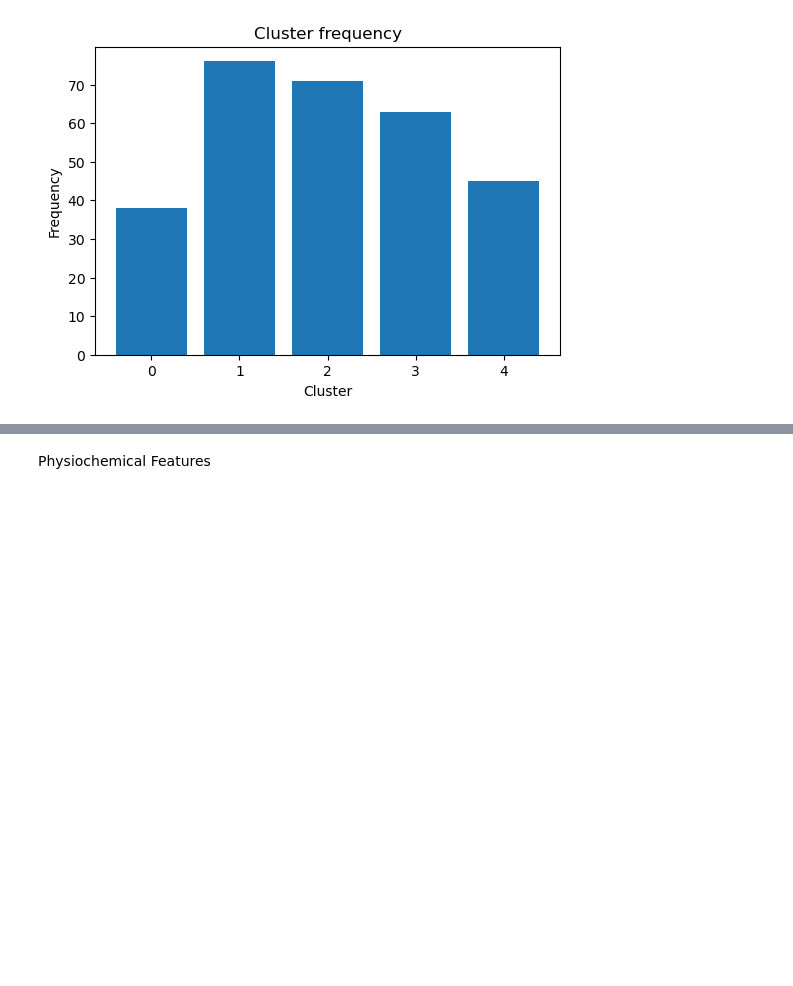
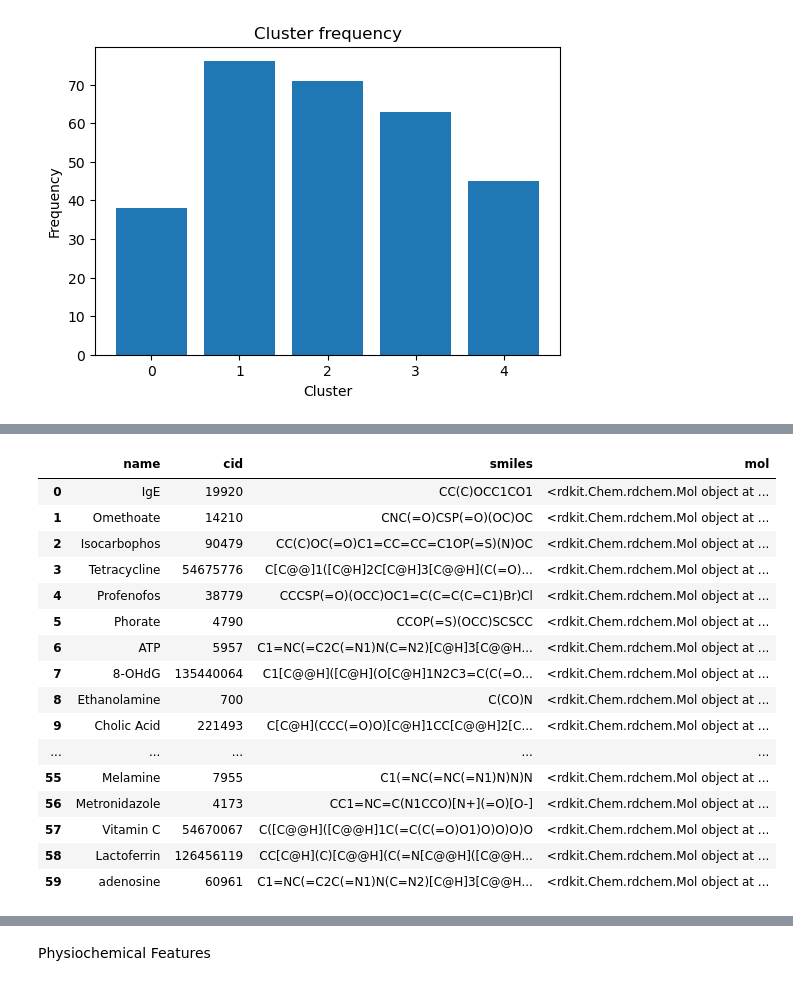
Before and after one commit to andmedina/aptafind, a Jupyter notebook: features.ipynb, the cells around one changed output, grey strips where cells are left out. Drawn from its saved outputs; the diff is of its cells as text; code cells hidden in the pictures; blank space fills up the shorter version.

```diff
--- a/features.ipynb
+++ b/features.ipynb
@@ -285,0 +360,16 @@ for meme_motifs in all_motifs:
+# %%
+#Di and tri nucleutide frequencies aka kmers
+def get_nucleotide_frequencies(sequence, k):
+    n = len(sequence)
+    counts = {}
+    for i in range(n - k + 1):
+        kmer = sequence[i:i+k]
+        if kmer not in counts:
+            counts[kmer] = 0
+        counts[kmer] += 1
+    total_kmers = sum(counts.values())
+    frequencies = {kmer: count / total_kmers for kmer, count in counts.items()}
+    return frequencies
+aptamers['dinucleotide_freqs'] = aptamers['sequence'].apply(get_nucleotide_frequencies, k=2)
+aptamers['trinucleotide_freqs'] = aptamers['sequence'].apply(get_nucleotide_frequencies, k=3)
+aptamers
@@ -285,0 +431,39 @@ for meme_motifs in all_motifs:
+# %%
+#Collect matching target from puchem for later fine-tuning
+from rdkit import Chem
+from pubchempy import get_compounds
+
+target_names = aptamers['target'].unique()  # Get unique target names from DataFrame
+
+found_compounds = []  # Initialize an empty list to store found compounds
+for name in target_names:
+    try:
+        compounds = get_compounds(name, 'name')  # Try to retrieve the compounds from PubChem
+        for compound in compounds:
+            mol = Chem.MolFromSmiles(compound.isomeric_smiles)  # Convert compound SMILES to RDKit Mol object
+            found_compounds.append({'name': name, 'cid': compound.cid, 'smiles': compound.isomeric_smiles, 'mol': mol})  # If the compound was found, append its information to found_compounds list
+    except:
+        pass  # If the compound was not found or an error occurred, do nothing
+
+# Create a DataFrame from the found_compounds list
+found_compounds_df = pd.DataFrame(found_compounds)
+# %%
+found_compounds_df
+# %% [output]
+|  | name | cid | smiles | mol |
+| 0 | IgE | 19920 | CC(C)OCC1CO1 | <rdkit.Chem.rdchem.Mol object at ... |
+| 1 | Omethoate | 14210 | CNC(=O)CSP(=O)(OC)OC | <rdkit.Chem.rdchem.Mol object at ... |
+| 2 | Isocarbophos | 90479 | CC(C)OC(=O)C1=CC=CC=C1OP(=S)(N)OC | <rdkit.Chem.rdchem.Mol object at ... |
+| 3 | Tetracycline | 54675776 | C[C@@]1([C@H]2C[C@H]3[C@@H](C(=O)... | <rdkit.Chem.rdchem.Mol object at ... |
+| 4 | Profenofos | 38779 | CCCSP(=O)(OCC)OC1=C(C=C(C=C1)Br)Cl | <rdkit.Chem.rdchem.Mol object at ... |
+| 5 | Phorate | 4790 | CCOP(=S)(OCC)SCSCC | <rdkit.Chem.rdchem.Mol object at ... |
+| 6 | ATP | 5957 | C1=NC(=C2C(=N1)N(C=N2)[C@H]3[C@@H... | <rdkit.Chem.rdchem.Mol object at ... |
+| 7 | 8-OHdG | 135440064 | C1[C@@H]([C@H](O[C@H]1N2C3=C(C(=O... | <rdkit.Chem.rdchem.Mol object at ... |
+| 8 | Ethanolamine | 700 | C(CO)N | <rdkit.Chem.rdchem.Mol object at ... |
+| 9 | Cholic Acid | 221493 | C[C@H](CCC(=O)O)[C@H]1CC[C@@H]2[C... | <rdkit.Chem.rdchem.Mol object at ... |
+| ... | ... | ... | ... | ... |
+| 55 | Melamine | 7955 | C1(=NC(=NC(=N1)N)N)N | <rdkit.Chem.rdchem.Mol object at ... |
+| 56 | Metronidazole | 4173 | CC1=NC=C(N1CCO)[N+](=O)[O-] | <rdkit.Chem.rdchem.Mol object at ... |
+| 57 | Vitamin C | 54670067 | C([C@@H]([C@@H]1C(=C(C(=O)O1)O)O)O)O | <rdkit.Chem.rdchem.Mol object at ... |
+| 58 | Lactoferrin | 126456119 | CC[C@H](C)[C@@H](C(=N[C@@H]([C@@H... | <rdkit.Chem.rdchem.Mol object at ... |
+| 59 | adenosine | 60961 | C1=NC(=C2C(=N1)N(C=N2)[C@H]3[C@@H... | <rdkit.Chem.rdchem.Mol object at ... |
```
Also changed, not shown: parts of 12 cells of this notebook.
